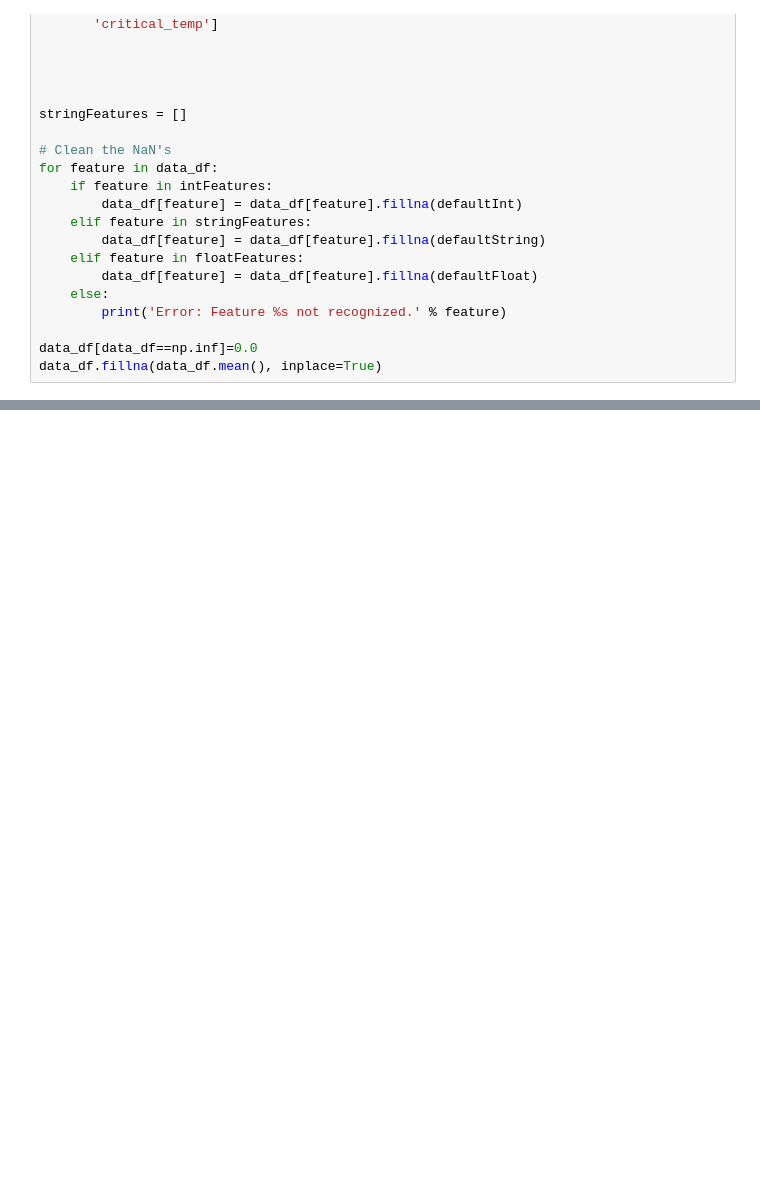
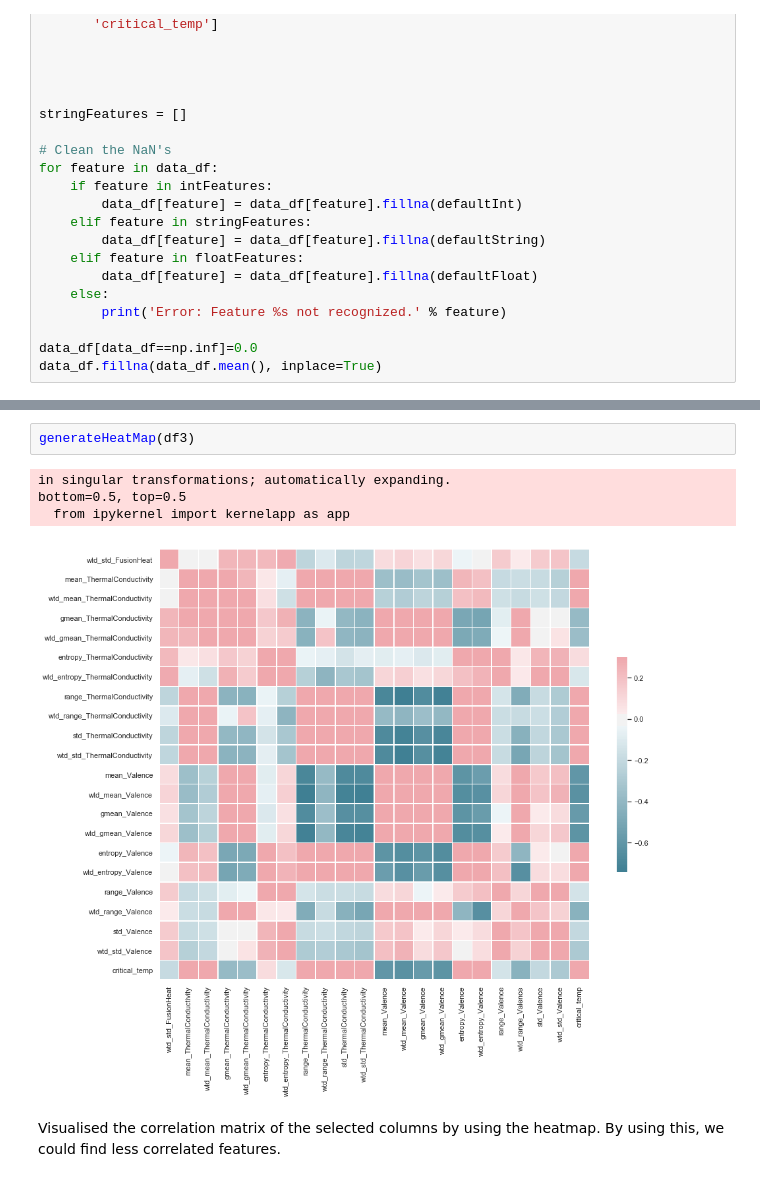
Before and after one commit to YeonwooSung/TemperaturePrediction, a Jupyter notebook: Prediction.ipynb, the cells around one changed output, grey strips where cells are left out. Saved outputs shown, nothing was run; the diff lists cells and outputs as text; blank space fills up the shorter version.

```diff
--- a/Prediction.ipynb
+++ b/Prediction.ipynb
@@ -170,0 +241,10 @@ for i, feature in enumerate(train_df.columns):
+# %%
+generateHeatMap(df3)
+# %% [output]
+in singular transformations; automatically expanding.
+bottom=0.5, top=0.5
+  from ipykernel import kernelapp as app
+[figure, added]
+# %% [markdown]
+Visualised the correlation matrix of the selected columns by using the heatmap.
+By using this, we could find less correlated features.
```
Also changed, not shown: parts of 30 cells of this notebook.
